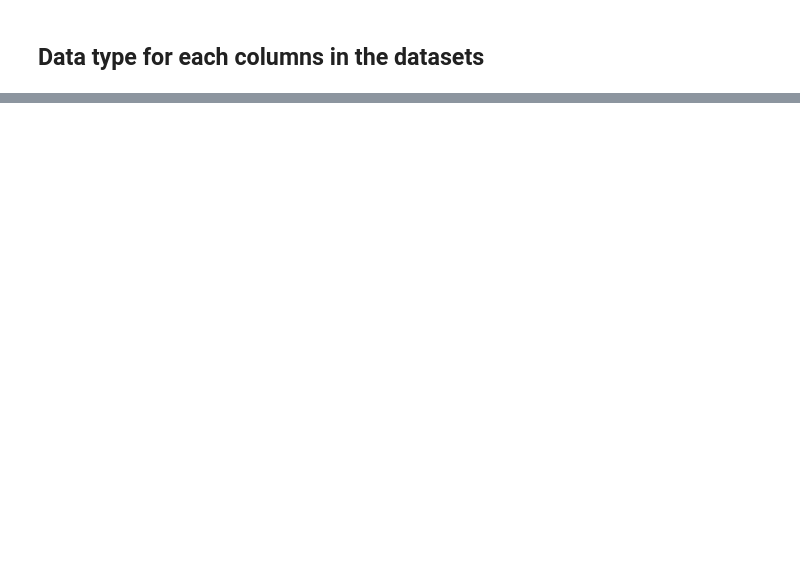
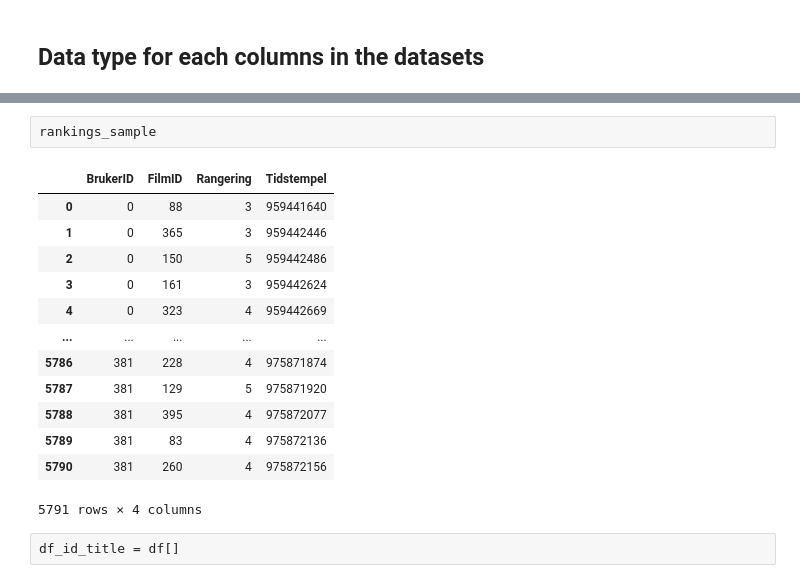
Before and after one commit to yellowsimulator/uib-fall-2020, a Jupyter notebook: project1/cleanup.ipynb, the cells around one changed output, grey strips where cells are left out. Saved outputs shown, nothing was run; the diff lists cells and outputs as text; blank space fills up the shorter version.

```diff
--- a/project1/cleanup.ipynb
+++ b/project1/cleanup.ipynb
@@ -103,0 +146,18 @@ rankings.describe()
+# %%
+rankings_sample
+# %% [output]
+|  | BrukerID | FilmID | Rangering | Tidstempel |
+| 0 | 0 | 88 | 3 | 959441640 |
+| 1 | 0 | 365 | 3 | 959442446 |
+| 2 | 0 | 150 | 5 | 959442486 |
+| 3 | 0 | 161 | 3 | 959442624 |
+| 4 | 0 | 323 | 4 | 959442669 |
+| ... | ... | ... | ... | ... |
+| 5786 | 381 | 228 | 4 | 975871874 |
+| 5787 | 381 | 129 | 5 | 975871920 |
+| 5788 | 381 | 395 | 4 | 975872077 |
+| 5789 | 381 | 83 | 4 | 975872136 |
+| 5790 | 381 | 260 | 4 | 975872156 |
+5791 rows × 4 columns
+# %%
+df_id_title = df[]
```
Also changed, not shown: parts of 7 cells of this notebook, 3 other files.
